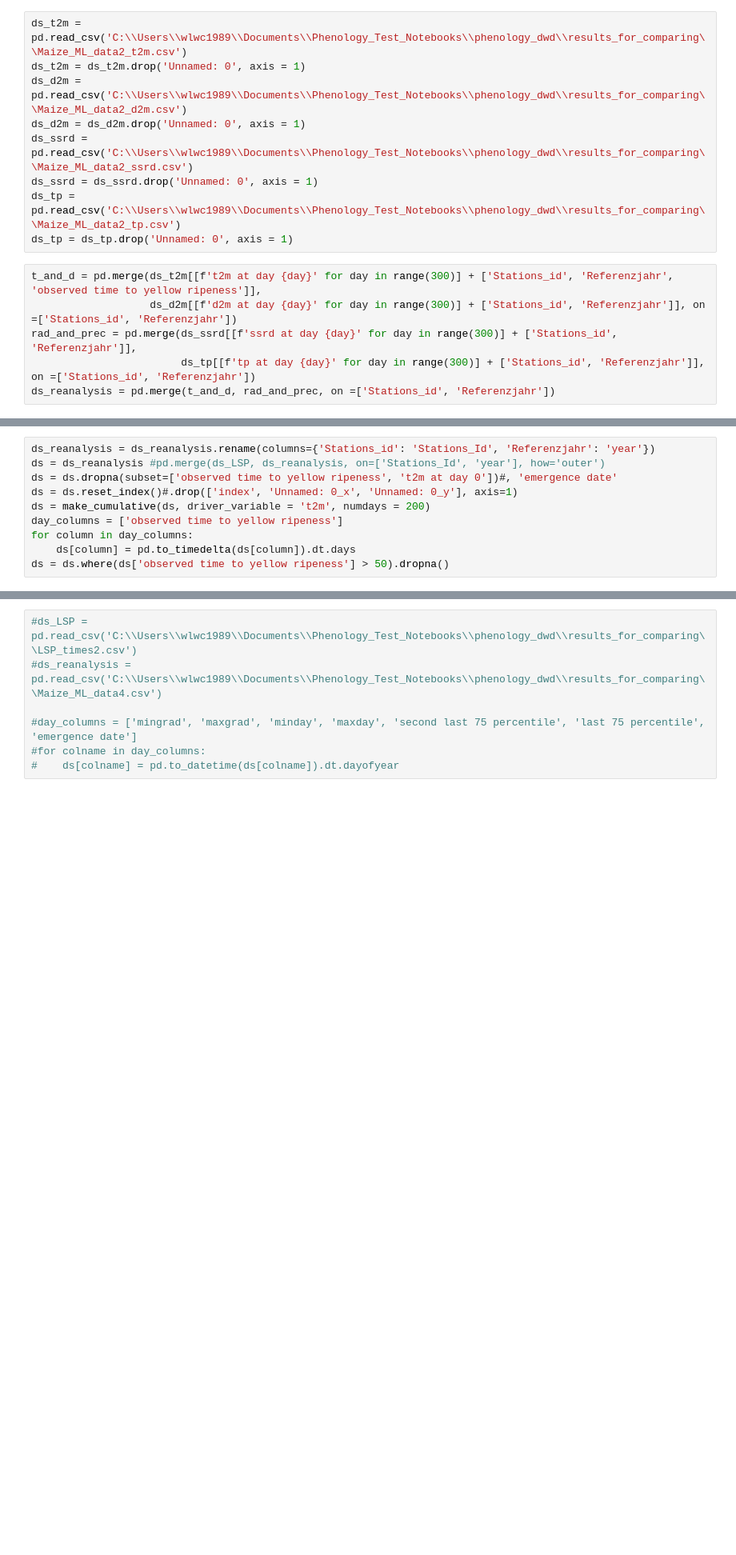
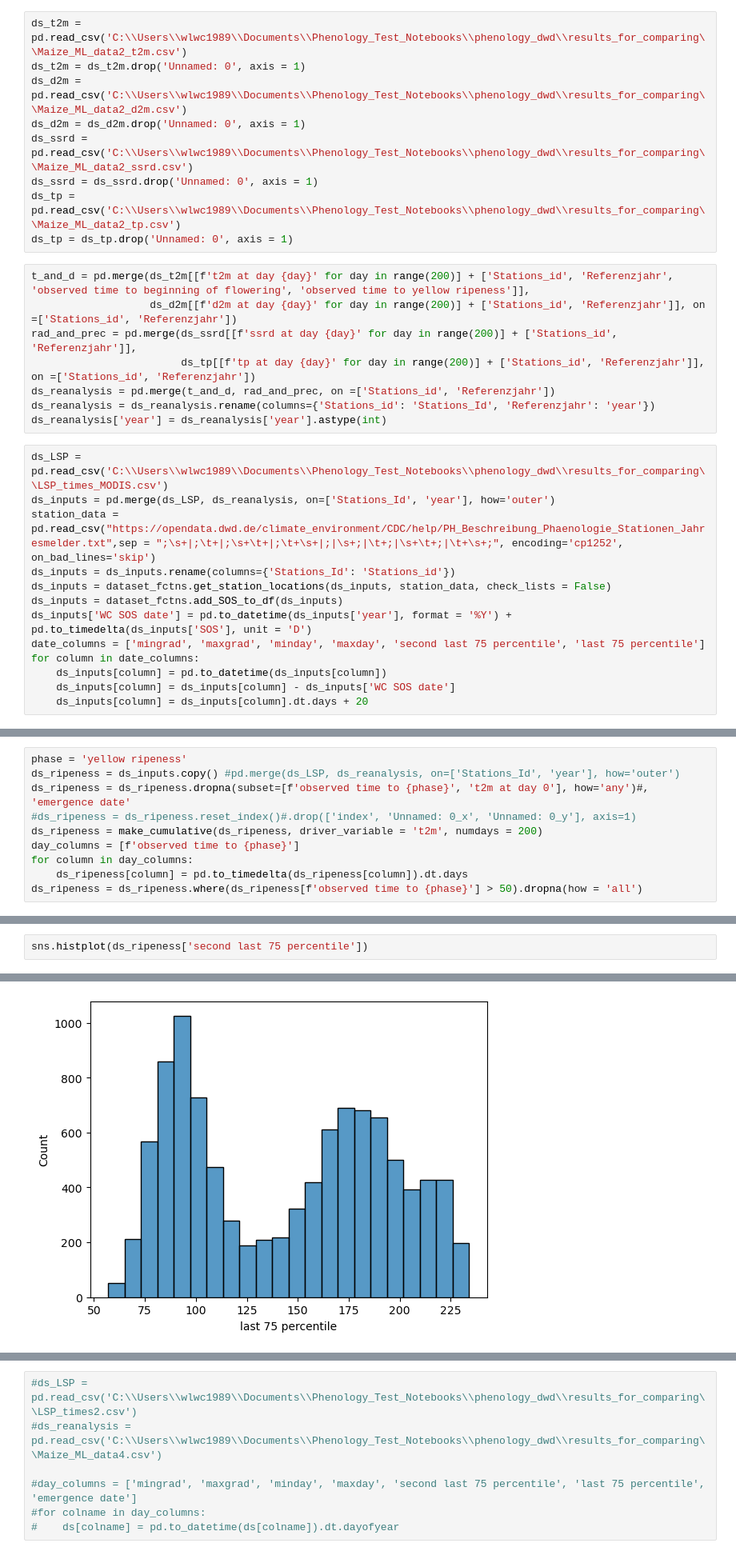
Before and after one commit to MartinP556/ML_algorithms, a Jupyter notebook: ML_Practise.ipynb, the cells around one changed output, grey strips where cells are left out. Shown at 80% size. Saved outputs shown, nothing was run; the diff lists cells and outputs as text; blank space fills up the shorter version.

```diff
--- a/ML_Practise.ipynb
+++ b/ML_Practise.ipynb
@@ -95,8 +95,23 @@ ds_ssrd = ds_ssrd.drop('Unnamed: 0', axis = 1)
 ds_tp = pd.read_csv('C:\\Users\\wlwc1989\\Documents\\Phenology_Test_Notebooks\\phenology_dwd\\results_for_comparing\\Maize_ML_data2_tp.csv')
 ds_tp = ds_tp.drop('Unnamed: 0', axis = 1)
 # %%
-t_and_d = pd.merge(ds_t2m[[f't2m at day {day}' for day in range(300)] + ['Stations_id', 'Referenzjahr', 'observed time to yellow ripeness']],
-                   ds_d2m[[f'd2m at day {day}' for day in range(300)] + ['Stations_id', 'Referenzjahr']], on =['Stations_id', 'Referenzjahr'])
-rad_and_prec = pd.merge(ds_ssrd[[f'ssrd at day {day}' for day in range(300)] + ['Stations_id', 'Referenzjahr']],
-                        ds_tp[[f'tp at day {day}' for day in range(300)] + ['Stations_id', 'Referenzjahr']], on =['Stations_id', 'Referenzjahr'])
+t_and_d = pd.merge(ds_t2m[[f't2m at day {day}' for day in range(200)] + ['Stations_id', 'Referenzjahr', 'observed time to beginning of flowering', 'observed time to yellow ripeness']],
+                   ds_d2m[[f'd2m at day {day}' for day in range(200)] + ['Stations_id', 'Referenzjahr']], on =['Stations_id', 'Referenzjahr'])
+rad_and_prec = pd.merge(ds_ssrd[[f'ssrd at day {day}' for day in range(200)] + ['Stations_id', 'Referenzjahr']],
+                        ds_tp[[f'tp at day {day}' for day in range(200)] + ['Stations_id', 'Referenzjahr']], on =['Stations_id', 'Referenzjahr'])
 ds_reanalysis = pd.merge(t_and_d, rad_and_prec, on =['Stations_id', 'Referenzjahr'])
+ds_reanalysis = ds_reanalysis.rename(columns={'Stations_id': 'Stations_Id', 'Referenzjahr': 'year'})
+ds_reanalysis['year'] = ds_reanalysis['year'].astype(int)
+# %%
+ds_LSP = pd.read_csv('C:\\Users\\wlwc1989\\Documents\\Phenology_Test_Notebooks\\phenology_dwd\\results_for_comparing\\LSP_times_MODIS.csv')
+ds_inputs = pd.merge(ds_LSP, ds_reanalysis, on=['Stations_Id', 'year'], how='outer')
+station_data = pd.read_csv("https://opendata.dwd.de/climate_environment/CDC/help/PH_Beschreibung_Phaenologie_Stationen_Jahresmelder.txt",sep = ";\s+|;\t+|;\s+\t+|;\t+\s+|;|\s+;|\t+;|\s+\t+;|\t+\s+;", encoding='cp1252', on_bad_lines='skip')
+ds_inputs = ds_inputs.rename(columns={'Stations_Id': 'Stations_id'})
+ds_inputs = dataset_fctns.get_station_locations(ds_inputs, station_data, check_lists = False)
+ds_inputs = dataset_fctns.add_SOS_to_df(ds_inputs)
+ds_inputs['WC SOS date'] = pd.to_datetime(ds_inputs['year'], format = '%Y') + pd.to_timedelta(ds_inputs['SOS'], unit = 'D')
+date_columns = ['mingrad', 'maxgrad', 'minday', 'maxday', 'second last 75 percentile', 'last 75 percentile']
+for column in date_columns:
+    ds_inputs[column] = pd.to_datetime(ds_inputs[column])
+    ds_inputs[column] = ds_inputs[column] - ds_inputs['WC SOS date']
+    ds_inputs[column] = ds_inputs[column].dt.days + 20
@@ -103,10 +155,10 @@ ds_reanalysis = pd.merge(t_and_d, rad_and_prec, on =['Stations_id', 'Referenzjah
 # %%
-ds_reanalysis = ds_reanalysis.rename(columns={'Stations_id': 'Stations_Id', 'Referenzjahr': 'year'})
-ds = ds_reanalysis #pd.merge(ds_LSP, ds_reanalysis, on=['Stations_Id', 'year'], how='outer')
-ds = ds.dropna(subset=['observed time to yellow ripeness', 't2m at day 0'])#, 'emergence date'
-ds = ds.reset_index()#.drop(['index', 'Unnamed: 0_x', 'Unnamed: 0_y'], axis=1)
-ds = make_cumulative(ds, driver_variable = 't2m', numdays = 200)
-day_columns = ['observed time to yellow ripeness']
+phase = 'yellow ripeness'
+ds_ripeness = ds_inputs.copy() #pd.merge(ds_LSP, ds_reanalysis, on=['Stations_Id', 'year'], how='outer')
+ds_ripeness = ds_ripeness.dropna(subset=[f'observed time to {phase}', 't2m at day 0'], how='any')#, 'emergence date'
+#ds_ripeness = ds_ripeness.reset_index()#.drop(['index', 'Unnamed: 0_x', 'Unnamed: 0_y'], axis=1)
+ds_ripeness = make_cumulative(ds_ripeness, driver_variable = 't2m', numdays = 200)
+day_columns = [f'observed time to {phase}']
 for column in day_columns:
-    ds[column] = pd.to_timedelta(ds[column]).dt.days
-ds = ds.where(ds['observed time to yellow ripeness'] > 50).dropna()
+    ds_ripeness[column] = pd.to_timedelta(ds_ripeness[column]).dt.days
+ds_ripeness = ds_ripeness.where(ds_ripeness[f'observed time to {phase}'] > 50).dropna(how = 'all')
@@ -117,0 +175,3 @@ sns.histplot(ds['observed time to yellow ripeness'])
+# %%
+sns.histplot(ds_ripeness['second last 75 percentile'])
+# %% [output]
@@ -118 +179,2 @@ sns.histplot(ds['observed time to yellow ripeness'])
+[figure, added]
 # %%
```
Also changed, not shown: parts of 21 cells of this notebook, 1 other file.
